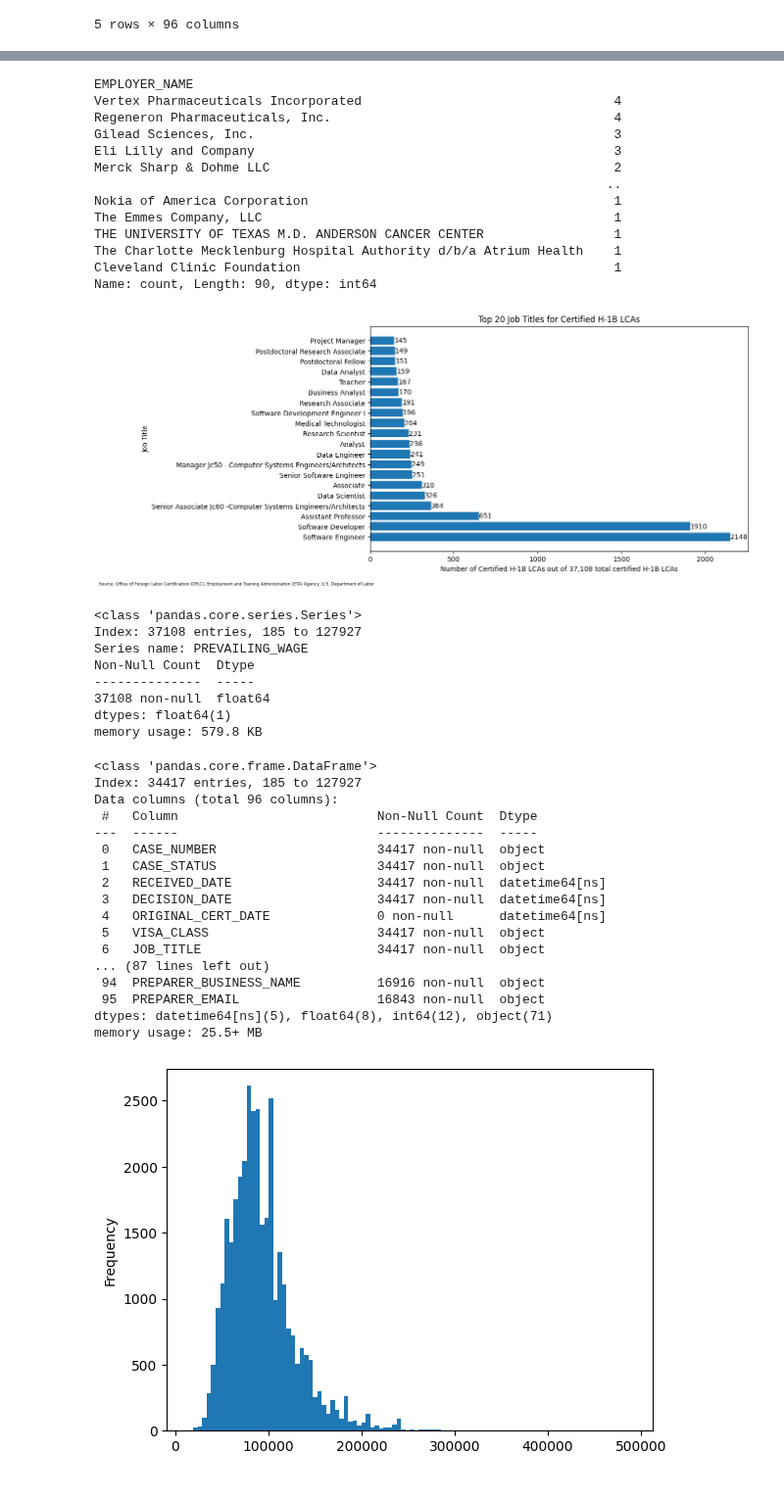
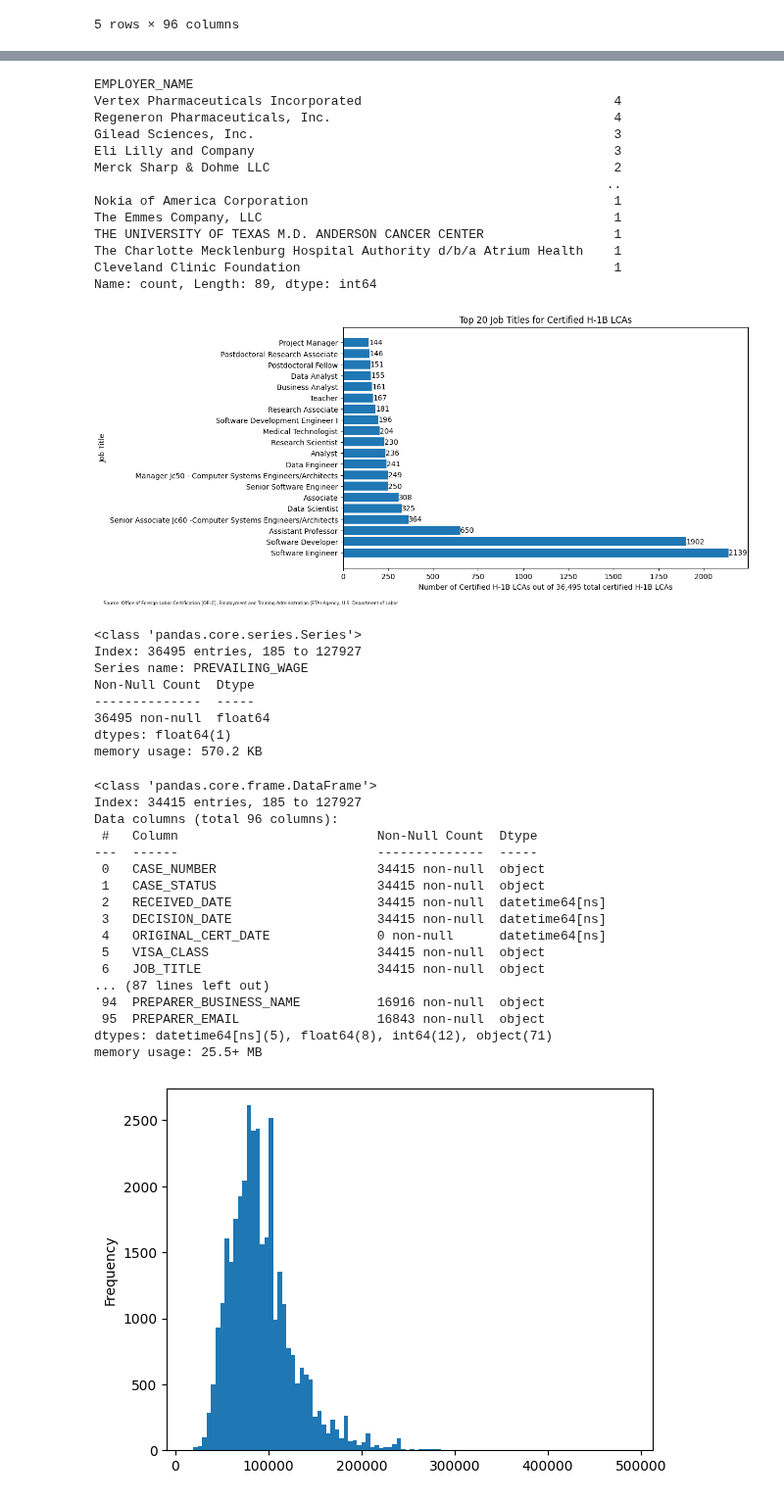
Before and after one commit to Tinashe-04/CareerPalz, a Jupyter notebook: LCA_Disclosure_Data_FY2023_Q4.ipynb, the cells around one changed output, grey strips where cells are left out. Shown at 98% size. Drawn from its saved outputs; the diff is of its cells as text; code cells hidden in the pictures.

Commit message:
Added full-time positions filter to all LCA data

```diff
--- a/LCA_Disclosure_Data_FY2023_Q4.ipynb
+++ b/LCA_Disclosure_Data_FY2023_Q4.ipynb
@@ -83,8 +83,8 @@ NEW_EMPLOYMENT
 80          1
 Name: count, dtype: int64
 # %%
-# let's create a separate data frame for entries that have new employment
-new_employment = data[data['NEW_EMPLOYMENT'] != 0]
+# let's create a separate data frame for entries that have new employment and are full-time positions
+new_employment = data[(data['NEW_EMPLOYMENT'] != 0) & (data['FULL_TIME_POSITION'] == 'Y')]
 new_employment.info()
 # %% [output]
 <class 'pandas.core.frame.DataFrame'>
@@ -315,46 +315,46 @@ The Emmes Company, LLC                                              1
 THE UNIVERSITY OF TEXAS M.D. ANDERSON CANCER CENTER                 1
 The Charlotte Mecklenburg Hospital Authority d/b/a Atrium Health    1
 Cleveland Clinic Foundation                                         1
-Name: count, Length: 90, dtype: int64
+Name: count, Length: 89, dtype: int64
 # %%
 fig, ax = plt.subplots(figsize=(10, 6))
 ax.barh(certified_h1b['JOB_TITLE'].value_counts()[0:20].index, certified_h1b['JOB_TITLE'].value_counts()[0:20].values);
 ax.bar_label(ax.containers[0]);
 ax.title.set_text('Top 20 Job Titles for Certified H-1B LCAs');
 ax.set_ylabel('Job Title');
 ax.set_xlabel(f'Number of Certified H-1B LCAs out of {certified_h1b['CASE_NUMBER'].nunique():,} total certified H-1B LCAs');
-ax.annotate(text='Source: Office of Foreign Labor Certification (OFLC), Employment and Training Administration (ETA) Agency, U.S. Department of Labor', xy=(0,0), xytext=(-400,-50), fontsize=6,
+ax.annotate(text='Source: Office of Foreign Labor Certification (OFLC), Employment and Training Administration (ETA) Agency, U.S. Department of Labor', xy=(0,0), xytext=(-330,-50), fontsize=6,
              xycoords='axes fraction', textcoords='offset points');
 # %% [output]
-[figure, old version]
+[figure, new version]
 # %%
 certified_h1b['PREVAILING_WAGE'].info()
 # %% [output]
 <class 'pandas.core.series.Series'>
-Index: 37108 entries, 185 to 127927
+Index: 36495 entries, 185 to 127927
 Series name: PREVAILING_WAGE
 Non-Null Count  Dtype
 --------------  -----
-37108 non-null  float64
+36495 non-null  float64
 dtypes: float64(1)
-memory usage: 579.8 KB
+memory usage: 570.2 KB
 # %%
 # let's see what the prevailing wage was for all of the entries whose unit of pay was the 'Year'
 certified_h1b_year = certified_h1b[certified_h1b['PW_UNIT_OF_PAY'] == 'Year']
 certified_h1b_year.info()
 # %% [output]
 <class 'pandas.core.frame.DataFrame'>
-Index: 34417 entries, 185 to 127927
+Index: 34415 entries, 185 to 127927
 Data columns (total 96 columns):
  #   Column                          Non-Null Count  Dtype
 ---  ------                          --------------  -----
- 0   CASE_NUMBER                     34417 non-null  object
- 1   CASE_STATUS                     34417 non-null  object
- 2   RECEIVED_DATE                   34417 non-null  datetime64[ns]
- 3   DECISION_DATE                   34417 non-null  datetime64[ns]
+ 0   CASE_NUMBER                     34415 non-null  object
+ 1   CASE_STATUS                     34415 non-null  object
+ 2   RECEIVED_DATE                   34415 non-null  datetime64[ns]
+ 3   DECISION_DATE                   34415 non-null  datetime64[ns]
  4   ORIGINAL_CERT_DATE              0 non-null      datetime64[ns]
- 5   VISA_CLASS                      34417 non-null  object
- 6   JOB_TITLE                       34417 non-null  object
+ 5   VISA_CLASS                      34415 non-null  object
+ 6   JOB_TITLE                       34415 non-null  object
 ... (87 lines left out)
  94  PREPARER_BUSINESS_NAME          16916 non-null  object
  95  PREPARER_EMAIL                  16843 non-null  object
```
Also changed, not shown: parts of 34 cells of this notebook.
